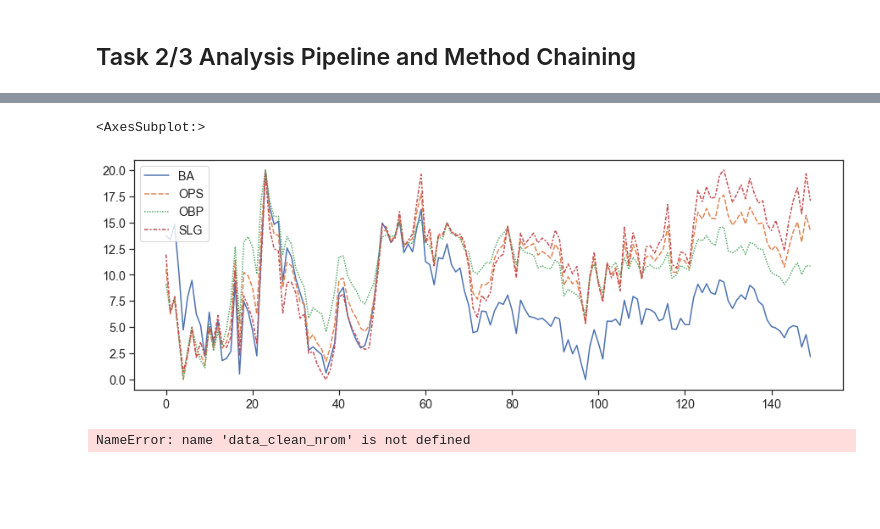
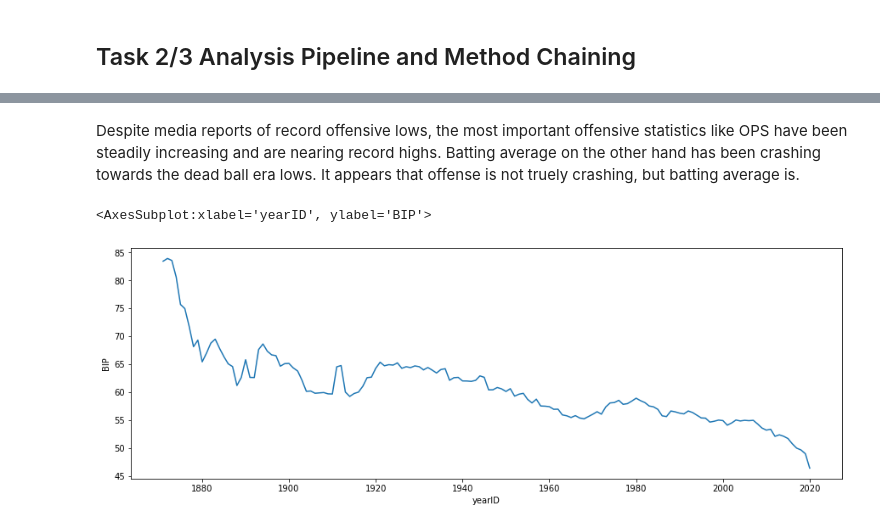
Before and after one commit to data301-2021-winter1/project-group37-project, a Jupyter notebook: notebooks/analysis1.ipynb, the cells around one changed output, grey strips where cells are left out. Saved outputs shown, nothing was run; the diff lists cells and outputs as text; code cells hidden in the pictures; blank space fills up the shorter version.

```diff
--- a/notebooks/analysis1.ipynb
+++ b/notebooks/analysis1.ipynb
@@ -425,7 +282,10 @@ data_clean_norm
 # %%
-import projectfunctions1 as p1
-bat = p1.batting_load_and_process('../data/raw/Batting.csv')
-pitch = p1.pitching_load_and_process('../data/raw/Pitching.csv')
-clean = p1.merge_batting_pitching(bat, pitch)
-norm = p1.norm_data(clean)
+from projectfunctions1 import *
+bat = batting_load_and_process('../data/raw/Batting.csv')
+pitch = pitching_load_and_process('../data/raw/Pitching.csv')
+clean = merge_batting_pitching(bat, pitch)
+norm = normal_data(clean)
+per_game = clean.div(clean['games'], axis = 0)
+per_game[['decade', 'games', 'yearID']] = clean[['decade', 'games', 'yearID']]
+per_game['H']
 # %% [output]
@@ -433,10 +334,8 @@ AttributeError: module 'projectfunctions1' has no attribute 'norm_data'
+# %% [markdown]
+Despite media reports of record offensive lows, the most important offensive statistics like OPS have been steadily increasing and are nearing record highs. Batting average on the other hand has been crashing towards the dead ball era lows. It appears that offense is not truely crashing, but batting average is.
 # %%
 plt.figure(figsize = (15,5))
-sns.lineplot(data = data_clean_norm[['BA', 'OPS', 'OBP', 'SLG']])
+sns.lineplot(data = per_game, x = 'yearID', y = 'BIP')
 # %% [output]
-<AxesSubplot:>
+<AxesSubplot:xlabel='yearID', ylabel='BIP'>
-[figure, old version]
+[figure, new version]
-# %%
-sns.lineplot(data = data_clean_nrom[['']])
-# %% [output]
-NameError: name 'data_clean_nrom' is not defined
```
Also changed, not shown: parts of 23 cells of this notebook, 1 other file.
